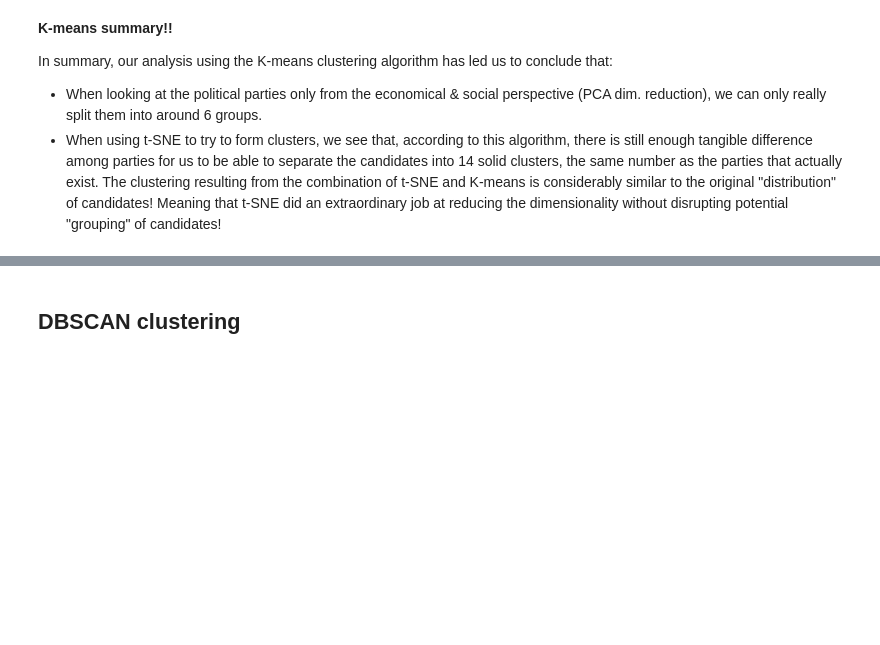
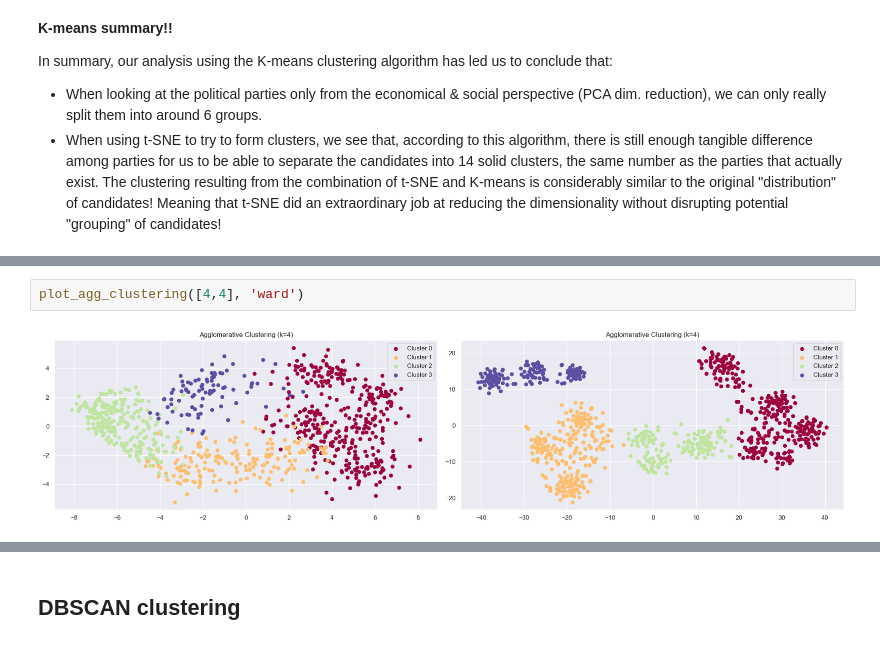
Before and after one commit to maksio420/ML, a Jupyter notebook: 5-clustering/Candidate-Test-2022-II-LAU.ipynb, the cells around one changed output, grey strips where cells are left out. Drawn from its saved outputs; the diff is of its cells as text; blank space fills up the shorter version.

```diff
--- a/5-clustering/Candidate-Test-2022-II-LAU.ipynb
+++ b/5-clustering/Candidate-Test-2022-II-LAU.ipynb
@@ -421,0 +498,4 @@ In summary, our analysis using the K-means clustering algorithm has led us to co
+# %%
+plot_agg_clustering([4,4], 'ward')
+# %% [output]
+[figure, added]
```
Also changed, not shown: parts of 34 cells of this notebook.
